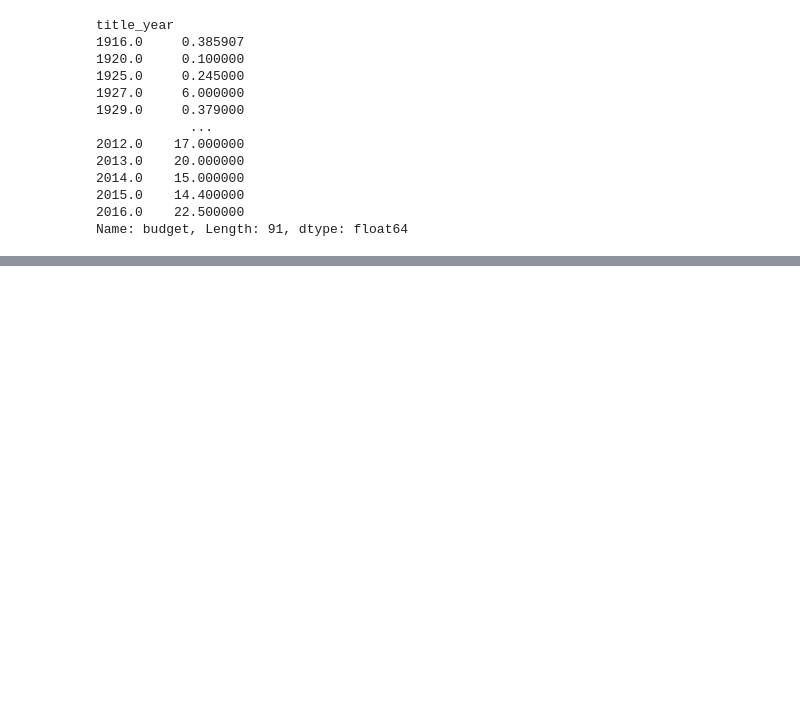
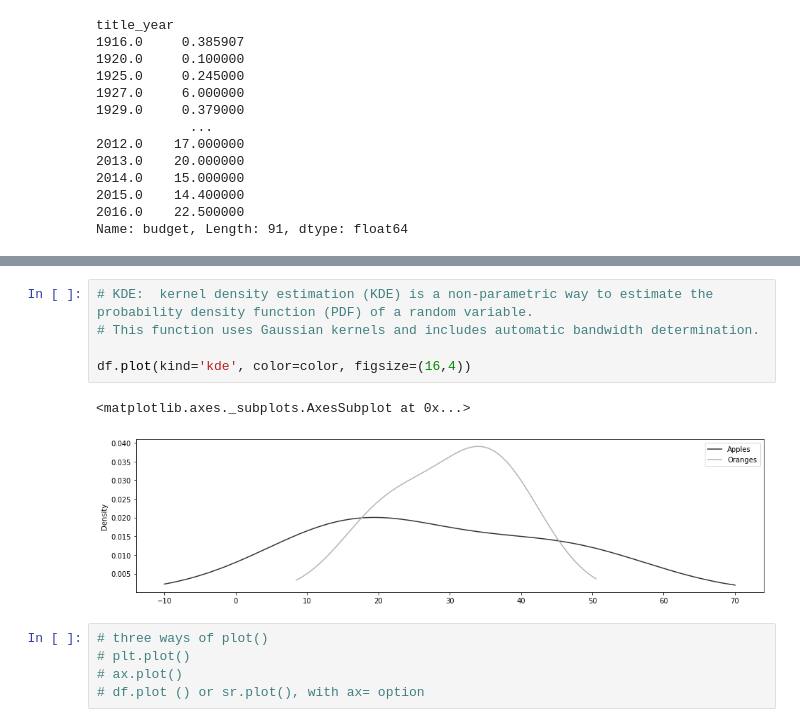
Before and after one commit to son50git/PKT_004_Visualizaiton_PY_MTL, a Jupyter notebook: PKT_004_Rework_02.ipynb, the cells around one changed output, grey strips where cells are left out. Saved outputs shown, nothing was run; the diff lists cells and outputs as text; blank space fills up the shorter version.

```diff
--- a/PKT_004_Rework_02.ipynb
+++ b/PKT_004_Rework_02.ipynb
@@ -349,0 +426,13 @@ Name: budget, Length: 91, dtype: float64
+# %%
+# KDE:  kernel density estimation (KDE) is a non-parametric way to estimate the probability density function (PDF) of a random variable.
+# This function uses Gaussian kernels and includes automatic bandwidth determination.
+
+df.plot(kind='kde', color=color, figsize=(16,4))
+# %% [output]
+<matplotlib.axes._subplots.AxesSubplot at 0x...>
+[figure, added]
+# %%
+# three ways of plot()
+# plt.plot()
+# ax.plot()
+# df.plot () or sr.plot(), with ax= option
```
Also changed, not shown: parts of 30 cells of this notebook.
